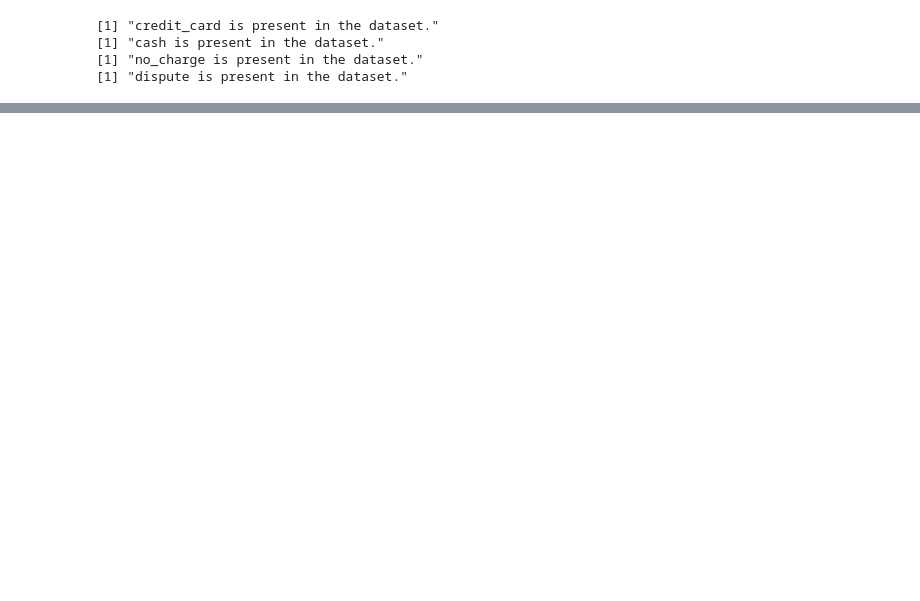
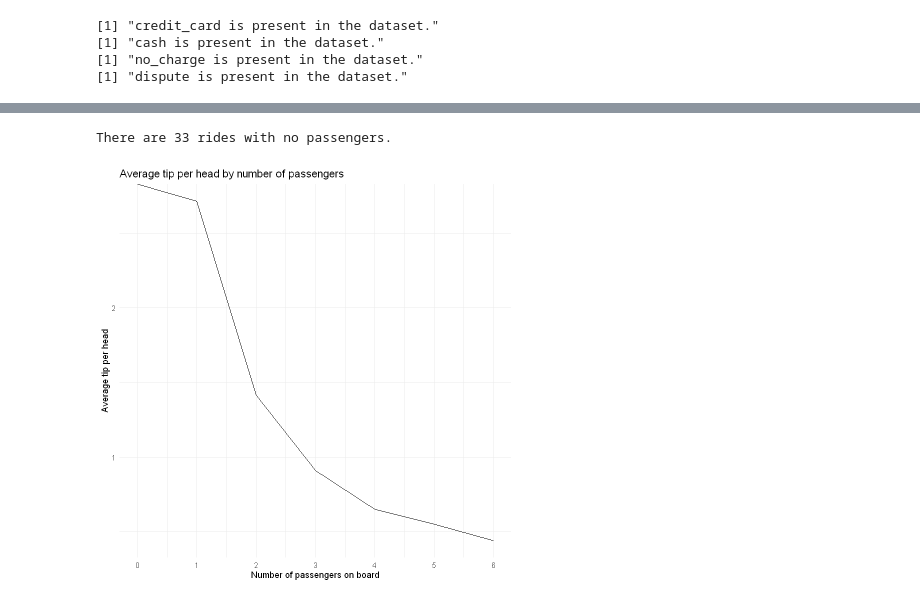
Before and after one commit to tros01/google_advanced_data_analytics, a Jupyter notebook: ga2_tlc_r.ipynb, the cells around one changed output, grey strips where cells are left out. Drawn from its saved outputs; the diff is of its cells as text; code cells hidden in the pictures; blank space fills up the shorter version.

```diff
--- a/ga2_tlc_r.ipynb
+++ b/ga2_tlc_r.ipynb
@@ -354,9 +399,12 @@ A grouped_df: 5 × 18
 | 23345809 | 2 | 03/25/2017 8:34:11 PM | 03/25/2017 8:42:11 PM | 6 | 2.30 | 1 | ... |
 # %%
 # Calculate the average tip amount for each passenger count (credit card payments only)
-df_filtered |>
+avg_tip_per_passenger_count <- df_filtered |>
     group_by(passenger_count) |>
     summarise(
         avg_tip = mean(tip_amount)
     )
+
+cat("Average tip by number of passengers:\n")
+avg_tip_per_passenger_count
 # %% [output]
@@ -370,3 +419,13 @@ A tibble: 7 × 2
 | 4 | 2.607753 |
 | 5 | 2.762645 |
 | 6 | 2.643326 |
+# %%
+# Average tip per head
+
+avg_tip_per_capita <- avg_tip_per_passenger_count |>
+    mutate(
+        avg_tip_per_capita = avg_tip / passenger_count
+    )
+
+cat("Average tip per head by number of passengers:\n")
+avg_tip_per_capita
@@ -372,0 +444,28 @@ A tibble: 7 × 2
+# %%
+# Rides with no passengers
+no_passengers <- df |>
+    filter(passenger_count <= 0) |>
+    nrow()
+
+cat("There are", no_passengers, "rides with no passengers.")
+# %% [output]
+There are 33 rides with no passengers.
+# %%
+# Relationship between passenger counts and tip per head
+ggplot(data = avg_tip_per_capita, aes(x = passenger_count, y = avg_tip_per_capita)) +
+    geom_line() +
+    scale_x_continuous(
+        breaks = seq(
+            from = min(avg_tip_per_capita$passenger_count, na.rm = TRUE),
+            to = max(avg_tip_per_capita$passenger_count, na.rm = TRUE),
+            by = 1
+        )
+    ) +
+    theme_minimal() +
+    labs(
+        title = "Average tip per head by number of passengers",
+        x = "Number of passengers on board",
+        y = "Average tip per head"
+    )
+# %% [output]
+[figure, added]
```
Also changed, not shown: parts of 13 cells of this notebook.
